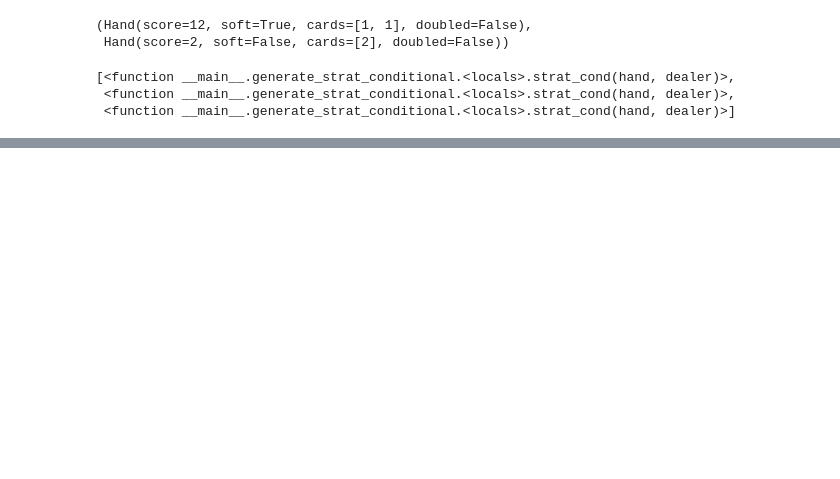
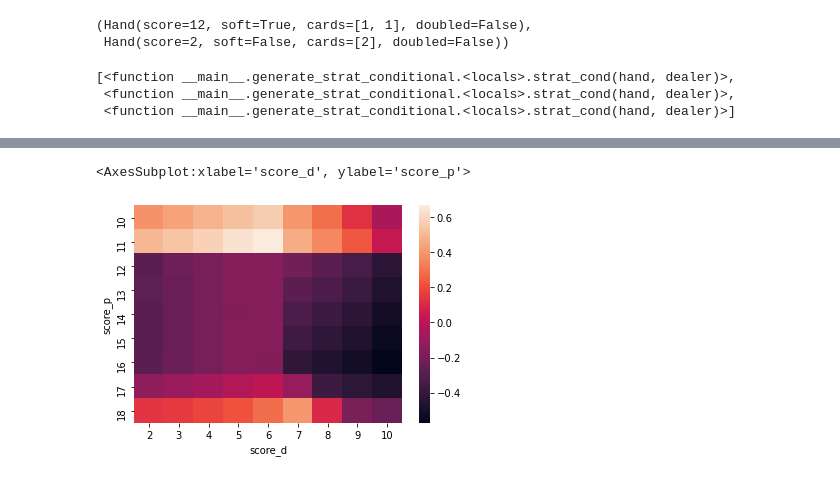
Before and after one commit to sdvinay/blackjack, a Jupyter notebook: Blackjack_sim.ipynb, the cells around one changed output, grey strips where cells are left out. Saved outputs shown, nothing was run; the diff lists cells and outputs as text; code cells hidden in the pictures; blank space fills up the shorter version.

```diff
--- a/Blackjack_sim.ipynb
+++ b/Blackjack_sim.ipynb
@@ -537,0 +556,6 @@ conds
+# %%
+# Visualize the average outcome by starting condition
+sns.heatmap(outputs['winning_act_outcome'].unstack())
+# %% [output]
+<AxesSubplot:xlabel='score_d', ylabel='score_p'>
+[figure, added]
```
Also changed, not shown: parts of 24 cells of this notebook.
